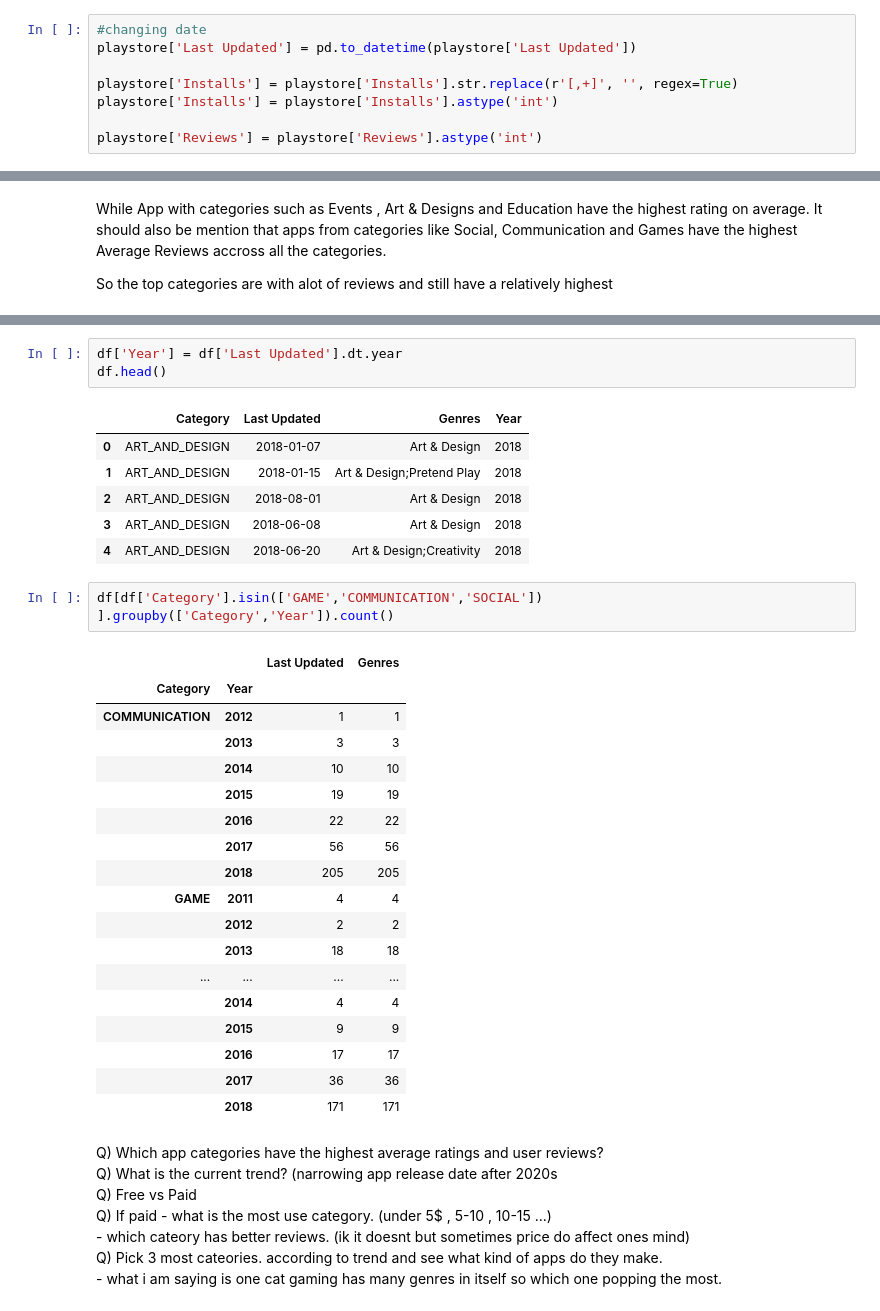
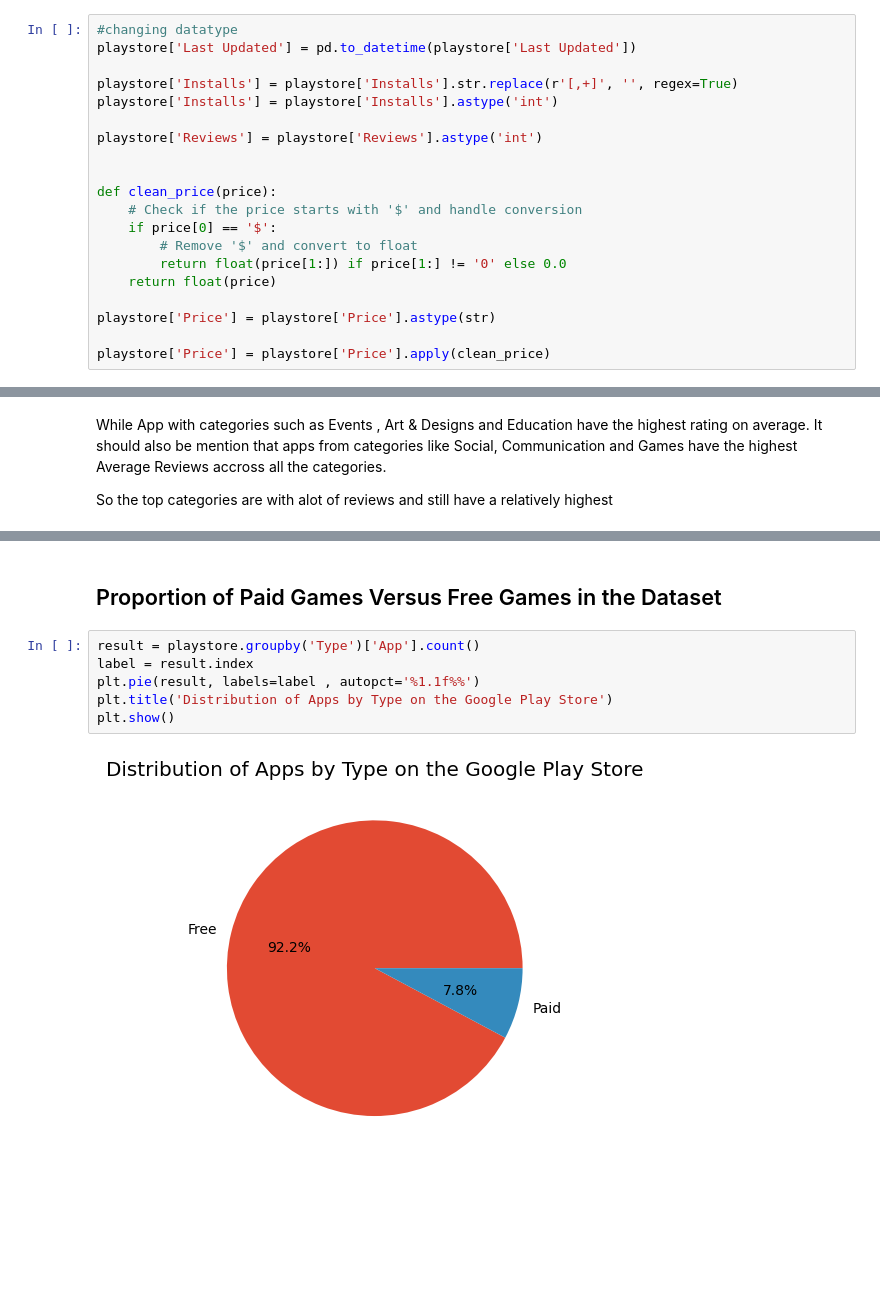
Before and after one commit to azfarali16/GooglePlayStore-EDA, a Jupyter notebook: google-play-store-apps.ipynb, the cells around one changed output, grey strips where cells are left out. Cells and saved outputs as stored; diff of their text form; blank space fills up the shorter version.

Commit message:
Kaggle Notebook | Google Play Store Apps | 10

```diff
--- a/google-play-store-apps.ipynb
+++ b/google-play-store-apps.ipynb
@@ -170,13 +172,25 @@ playstore.head(1)
 |  | App | Category | Rating | Reviews | Size | Installs | Type | Price | Content Rating | Genres | ... |
 | 0 | Photo Editor & Candy Camera & Gri... | ART_AND_DESIGN | 4.1 | 159 | 19M | 10,000+ | Free | 0 | Everyone | Art & Design | ... |
 # %%
-#changing date
+#changing datatype
 playstore['Last Updated'] = pd.to_datetime(playstore['Last Updated'])
 
 playstore['Installs'] = playstore['Installs'].str.replace(r'[,+]', '', regex=True)
 playstore['Installs'] = playstore['Installs'].astype('int')
 
 playstore['Reviews'] = playstore['Reviews'].astype('int')
+
+
+def clean_price(price):
+    # Check if the price starts with '$' and handle conversion
+    if price[0] == '$':
+        # Remove '$' and convert to float
+        return float(price[1:]) if price[1:] != '0' else 0.0
+    return float(price)
+
+playstore['Price'] = playstore['Price'].astype(str)
+
+playstore['Price'] = playstore['Price'].apply(clean_price)
 # %%
 playstore.dtypes
 # %% [output]
@@ -404,39 +397,10 @@ df.head()
-# %%
-df['Year'] = df['Last Updated'].dt.year
-df.head()
-# %% [output]
-|  | Category | Last Updated | Genres | Year |
-| 0 | ART_AND_DESIGN | 2018-01-07 | Art & Design | 2018 |
-| 1 | ART_AND_DESIGN | 2018-01-15 | Art & Design;Pretend Play | 2018 |
-| 2 | ART_AND_DESIGN | 2018-08-01 | Art & Design | 2018 |
-| 3 | ART_AND_DESIGN | 2018-06-08 | Art & Design | 2018 |
-| 4 | ART_AND_DESIGN | 2018-06-20 | Art & Design;Creativity | 2018 |
-# %%
-df[df['Category'].isin(['GAME','COMMUNICATION','SOCIAL']) ].groupby(['Category','Year']).count()
-# %% [output]
-|  |  | Last Updated | Genres |
-| Category | Year |  |  |
-| COMMUNICATION | 2012 | 1 | 1 |
-|  | 2013 | 3 | 3 |
-|  | 2014 | 10 | 10 |
-|  | 2015 | 19 | 19 |
-|  | 2016 | 22 | 22 |
-|  | 2017 | 56 | 56 |
-|  | 2018 | 205 | 205 |
-| GAME | 2011 | 4 | 4 |
-|  | 2012 | 2 | 2 |
-|  | 2013 | 18 | 18 |
-| ... | ... | ... | ... |
-|  | 2014 | 4 | 4 |
-|  | 2015 | 9 | 9 |
-|  | 2016 | 17 | 17 |
-|  | 2017 | 36 | 36 |
-|  | 2018 | 171 | 171 |
-# %% [markdown]
-Q) Which app categories have the highest average ratings and user reviews? <br>
-Q) What is the current trend? (narrowing app release date after 2020s <br>
-Q) Free vs Paid <br>
-Q) If paid - what is the most use category. (under 5$ , 5-10 , 10-15 ...) <br>
-       -  which cateory has better reviews. (ik it doesnt but sometimes price do affect ones mind) <br>
-Q) Pick 3 most cateories. according to trend and see what kind of apps do they make. <br>
-         - what i am saying is one cat gaming has many genres in itself so which one popping the most. <br>
+# %% [markdown]
+## Proportion of Paid Games Versus Free Games in the Dataset
+# %%
+result = playstore.groupby('Type')['App'].count()
+label = result.index
+plt.pie(result, labels=label , autopct='%1.1f%%')
+plt.title('Distribution of Apps by Type on the Google Play Store')
+plt.show()
+# %% [output]
+[figure, added]
```
Also changed, not shown: parts of 20 cells of this notebook.
